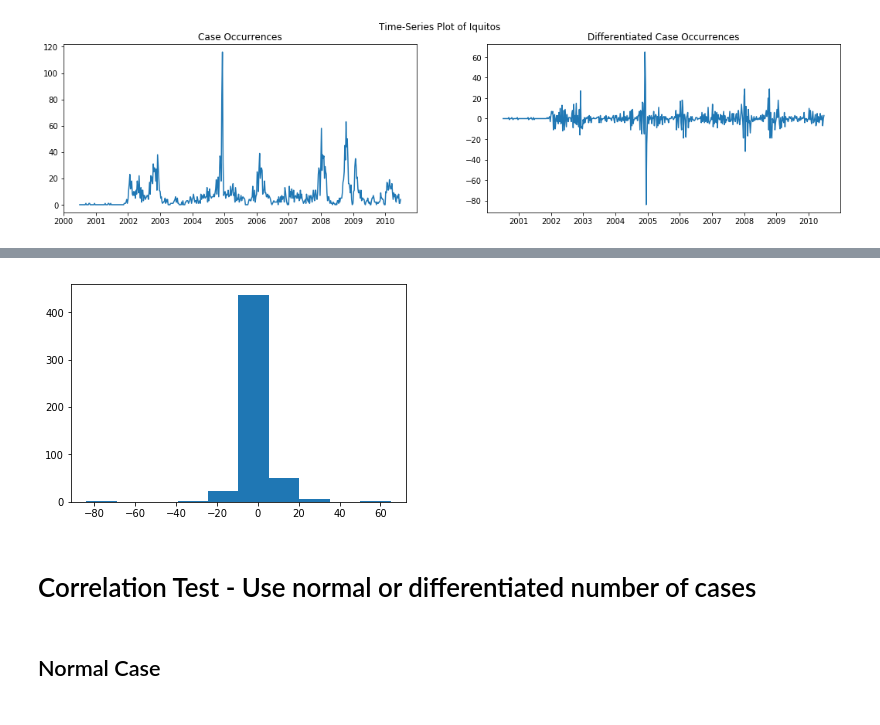
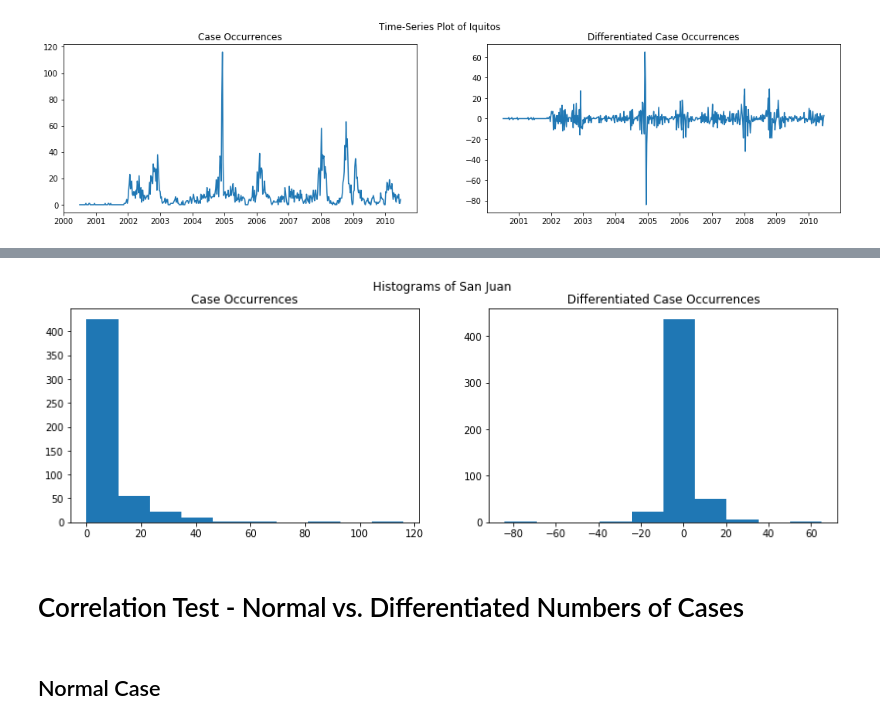
Before and after one commit to Pasinsiri/DengAI, a Jupyter notebook: Exploratory Data Analysis.ipynb, the cells around one changed output, grey strips where cells are left out. Cells and saved outputs as stored; diff of their text form; code cells hidden in the pictures.

Commit message:
Normalizing numbers of cases

```diff
--- a/Exploratory Data Analysis.ipynb
+++ b/Exploratory Data Analysis.ipynb
@@ -88,4 +81,0 @@ plt.show()
-# %%
-iq_y_diff = iq_y.diff().dropna()
-plt.plot(iq_y_diff)
-plt.show()
@@ -94,10 +82,19 @@ plt.show()
-# %%
-plt.hist(iq_y_diff.values)
-plt.show()
-# %% [output]
-[figure, removed]
-# %% [markdown]
-# Correlation Test - Use normal or differentiated number of cases
+# %%
+plt.figure(figsize = (14,4))
+plt.subplot(1,2,1)
+plt.hist(iq_y.values)
+plt.title('Case Occurrences')
+
+plt.subplot(1,2,2)
+plt.hist(iq_y_diff.values)
+plt.title('Differentiated Case Occurrences')
+
+plt.suptitle('Histograms of San Juan')
+plt.show()
+# %% [output]
+[figure, added]
+# %% [markdown]
+# Correlation Test - Normal vs. Differentiated Numbers of Cases
 # %% [markdown]
 ## Normal Case
 # %%
```
Also changed, not shown: parts of 18 cells of this notebook.
